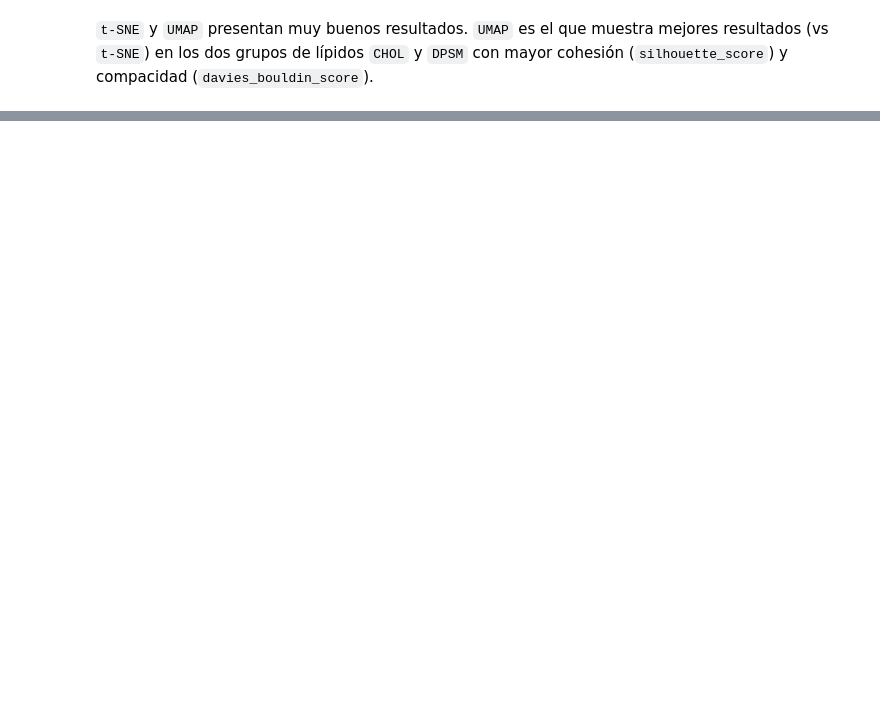
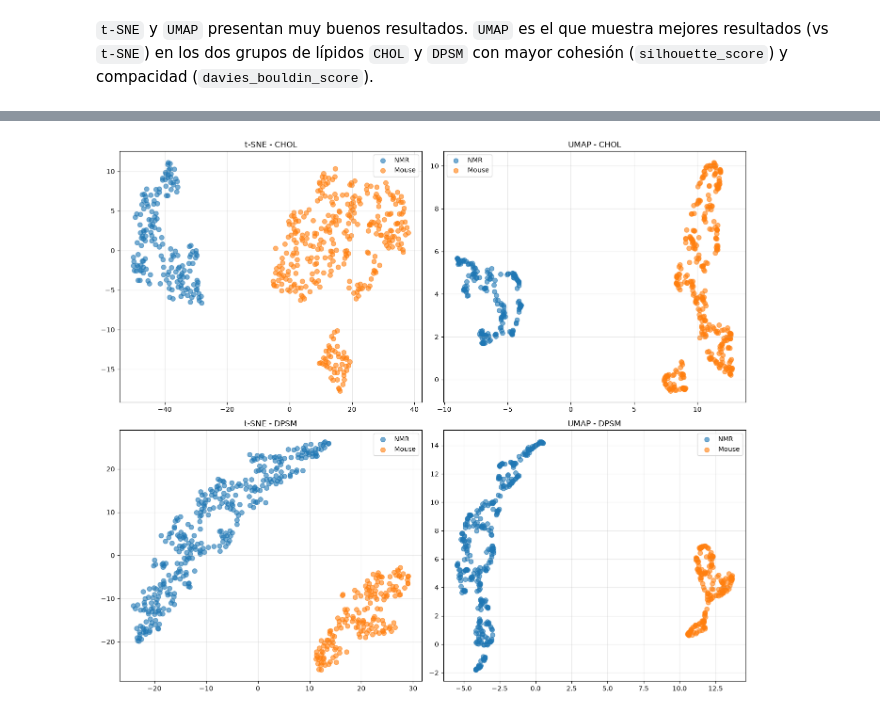
Before and after one commit to dylanhrojas/mouse-nmr, a Jupyter notebook: notebooks/04_embeddings.ipynb, the cells around one changed output, grey strips where cells are left out. Saved outputs shown, nothing was run; the diff lists cells and outputs as text; code cells hidden in the pictures; blank space fills up the shorter version.

```diff
--- a/notebooks/04_embeddings.ipynb
+++ b/notebooks/04_embeddings.ipynb
@@ -89,0 +191,95 @@ UMAP Davies-Bouldin: 0.454
+# %%
+%%time
+X_chol_inv = df_chol[["ratio_head_body", "ratio_std_head_body", "corr_head_body"]].copy()
+
+X_dpsm_inv = df_dpsm[
+    ["ratio_heads_tails", "ratio_std_heads_tails", "corr_heads_tails"]
+].copy()
+
+scaler = StandardScaler()
+X_chol_inv_scaled = scaler.fit_transform(X_chol_inv)
+X_dpsm_inv_scaled = scaler.fit_transform(X_dpsm_inv)
+
+embedding_tsne_chol_inv = TSNE(n_components=2, random_state=42).fit_transform(X_chol_inv_scaled)
+embedding_tsne_dpsm_inv = TSNE(n_components=2, random_state=42).fit_transform(X_dpsm_inv_scaled)
+embedding_umap_chol_inv = UMAP(n_components=2, random_state=42).fit_transform(X_chol_inv_scaled)
+embedding_umap_dpsm_inv = UMAP(n_components=2, random_state=42).fit_transform(X_dpsm_inv_scaled)
+
+fig, axes = plt.subplots(2, 2, figsize=(14, 12))
+
+axes[0, 0].scatter(
+    embedding_tsne_chol_inv[y_chol == 0, 0],
+    embedding_tsne_chol_inv[y_chol == 0, 1],
+    label="NMR",
+    alpha=0.6,
+    s=50,
+)
+axes[0, 0].scatter(
+    embedding_tsne_chol_inv[y_chol == 1, 0],
+    embedding_tsne_chol_inv[y_chol == 1, 1],
+    label="Mouse",
+    alpha=0.6,
+    s=50,
+)
+axes[0, 0].set_title("t-SNE - CHOL")
+axes[0, 0].legend()
+axes[0, 0].grid(True, alpha=0.3)
+
+axes[0, 1].scatter(
+    embedding_umap_chol_inv[y_chol == 0, 0],
+    embedding_umap_chol_inv[y_chol == 0, 1],
+    label="NMR",
+    alpha=0.6,
+    s=50,
+)
+axes[0, 1].scatter(
+    embedding_umap_chol_inv[y_chol == 1, 0],
+    embedding_umap_chol_inv[y_chol == 1, 1],
+    label="Mouse",
+    alpha=0.6,
+    s=50,
+)
+axes[0, 1].set_title("UMAP - CHOL")
+axes[0, 1].legend()
+axes[0, 1].grid(True, alpha=0.3)
+
+axes[1, 0].scatter(
+    embedding_tsne_dpsm_inv[y_dpsm == 0, 0],
+    embedding_tsne_dpsm_inv[y_dpsm == 0, 1],
+    label="NMR",
+    alpha=0.6,
+    s=50,
+)
+axes[1, 0].scatter(
+    embedding_tsne_dpsm_inv[y_dpsm == 1, 0],
+    embedding_tsne_dpsm_inv[y_dpsm == 1, 1],
+    label="Mouse",
+    alpha=0.6,
+    s=50,
+)
+axes[1, 0].set_title("t-SNE - DPSM")
+axes[1, 0].legend()
+axes[1, 0].grid(True, alpha=0.3)
+
+axes[1, 1].scatter(
+    embedding_umap_dpsm_inv[y_dpsm == 0, 0],
+    embedding_umap_dpsm_inv[y_dpsm == 0, 1],
+    label="NMR",
+    alpha=0.6,
+    s=50,
+)
+axes[1, 1].scatter(
+    embedding_umap_dpsm_inv[y_dpsm == 1, 0],
+    embedding_umap_dpsm_inv[y_dpsm == 1, 1],
+    label="Mouse",
+    alpha=0.6,
+    s=50,
+)
+axes[1, 1].set_title("UMAP - DPSM")
+axes[1, 1].legend()
+axes[1, 1].grid(True, alpha=0.3)
+
+plt.tight_layout()
+plt.show()
+# %% [output]
+[figure, added]
```
Also changed, not shown: parts of 10 cells of this notebook.
